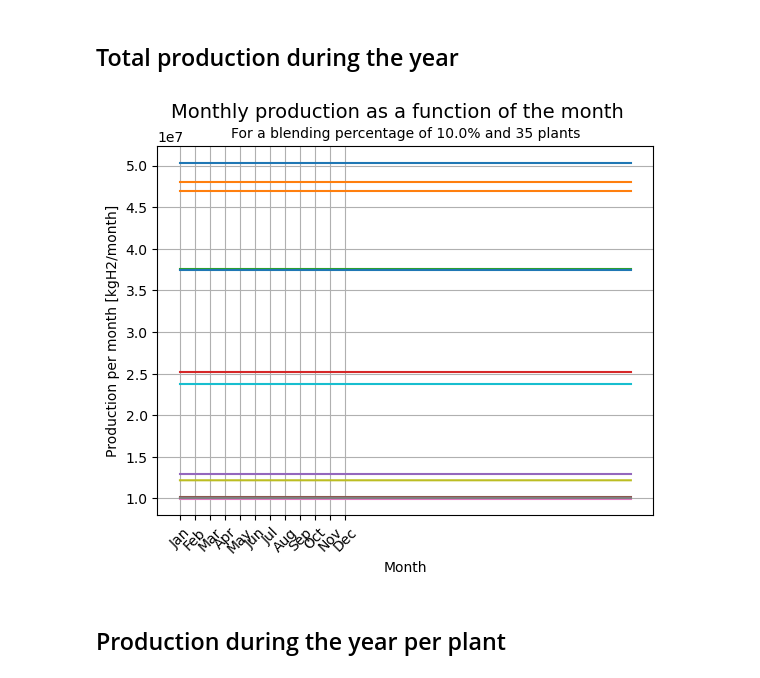
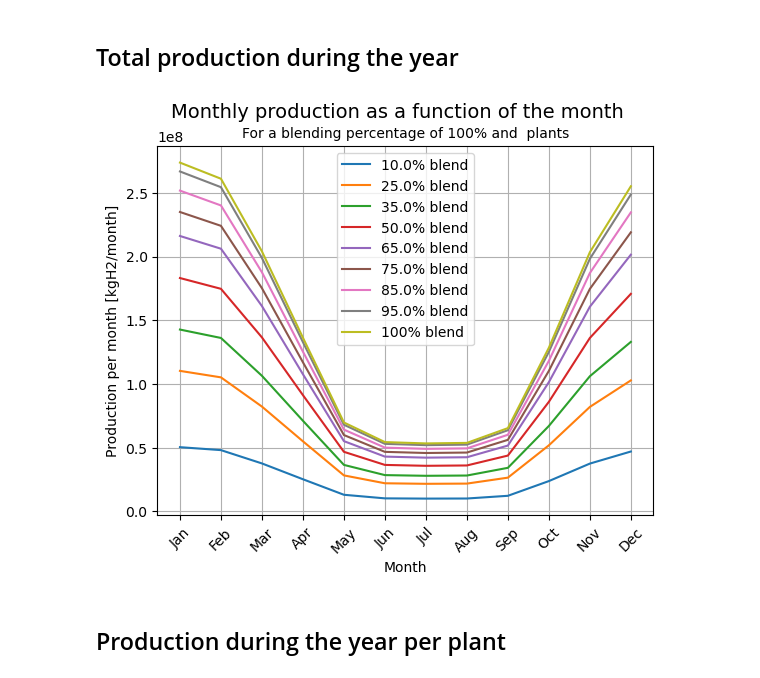
Before and after one commit to DerSpanischGamer/GermanHydrogen, a Jupyter notebook: disaggregator-master/15_Results_analysis.ipynb, the cells around one changed output. Cells and saved outputs as stored; diff of their text form; code cells hidden in the pictures.

```diff
--- a/disaggregator-master/15_Results_analysis.ipynb
+++ b/disaggregator-master/15_Results_analysis.ipynb
@@ -153,7 +153,7 @@ for b in [0.1, 0.25, 0.35, 0.5, 0.65, 0.75, 0.85, 0.95, 1]:
         CAPEX = data["CAPEX"]
 
         X = [len(a) for a in OPEX if len(a) > 0]
-        plt.plot(X, [(sum(O) + sum(C))/ 1e6 for O, C in zip(OPEX, CAPEX)], label = str(int(100*b)) + "% blend")
+        plt.plot(X, [(sum(O) + sum(C))/ 1e6 for O, C in zip(OPEX, CAPEX)], label = f"{100*b}% blend")
 
 plt.xlim([20, 40])
 plt.xticks(X)
@@ -177,31 +177,33 @@ plt.show()
 # %%
 daysMonth = [31, 28, 31, 30, 31, 30, 31, 31, 30, 31, 30, 31]
 
-b = 0.1
-with open("project_data/out/reducedDemand/optimalPlaces_reduced" + str(b) + "_minTOTEX.json") as file:
-    data = json.load(file)
+for b in blendings:
+    with open(f"project_data/out/reducedDemand/optimalPlaces_reduced{b}_minTOTEX.json") as file:
+        data = json.load(file)
 
-    production = data["production"]
+        production = data["production"]
 
-plt.plot(mProd)
+        mProd = []
+        for prod in production:
+            mProd.append([sum(prod[i])*daysMonth[i] for i in range(len(prod))])
+
+        plt.plot(mProd[0], label=f"{100*b}% blend")
 
 plt.suptitle("Monthly production as a function of the month", y=0.97, fontsize=14)
-plt.title(f'For a blending percentage of {100 * b}% and {n} plants', fontsize=10)
+plt.title(f'For a blending percentage of {100 * b}% and  plants', fontsize=10)
 
 plt.xlabel("Month")
 plt.ylabel("Production per month [kgH2/month]")
 
-months = [
-    'Jan', 'Feb', 'Mar', 'Apr', 'May', 'Jun',
-    'Jul', 'Aug', 'Sep', 'Oct', 'Nov', 'Dec'
-]
+months = [ 'Jan', 'Feb', 'Mar', 'Apr', 'May', 'Jun', 'Jul', 'Aug', 'Sep', 'Oct', 'Nov', 'Dec' ]
 
 plt.xticks(np.arange(12) , months, rotation=45)  # Set the month names and rotate at 45 degrees
 
+plt.legend()
 plt.grid()
 plt.show()
 # %% [output]
-[figure, old version]
+[figure, new version]
 # %% [markdown]
 ## Production during the year per plant
 # %%
```
Also changed, not shown: parts of 15 cells of this notebook, 1 other file.
